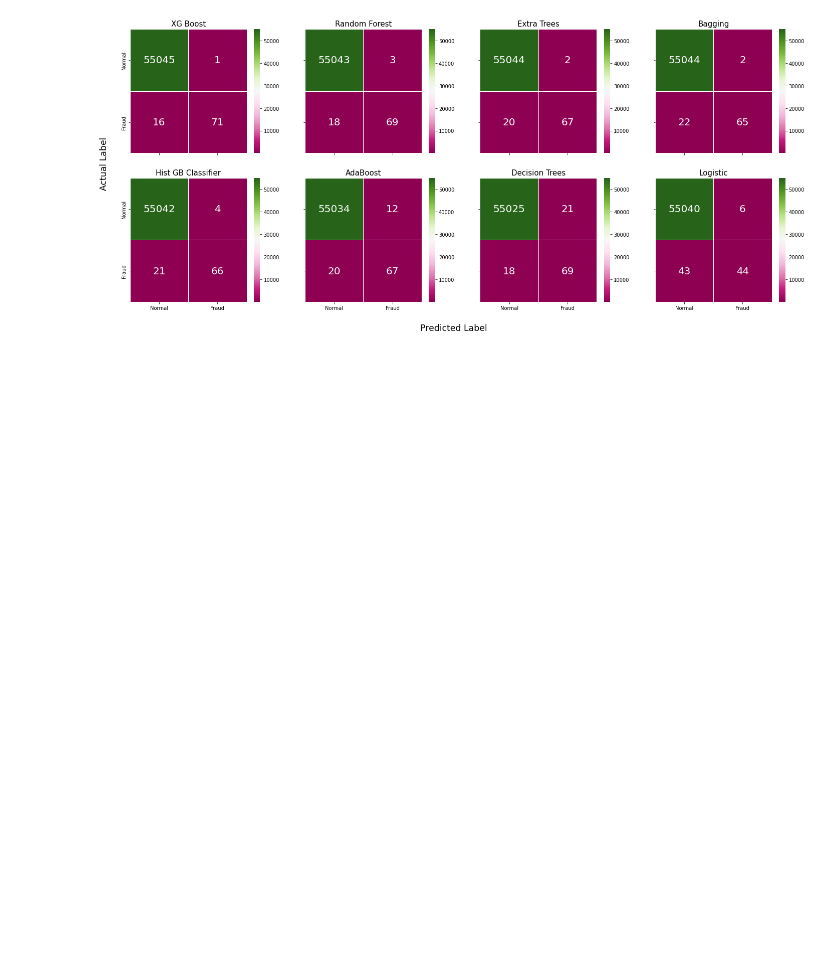
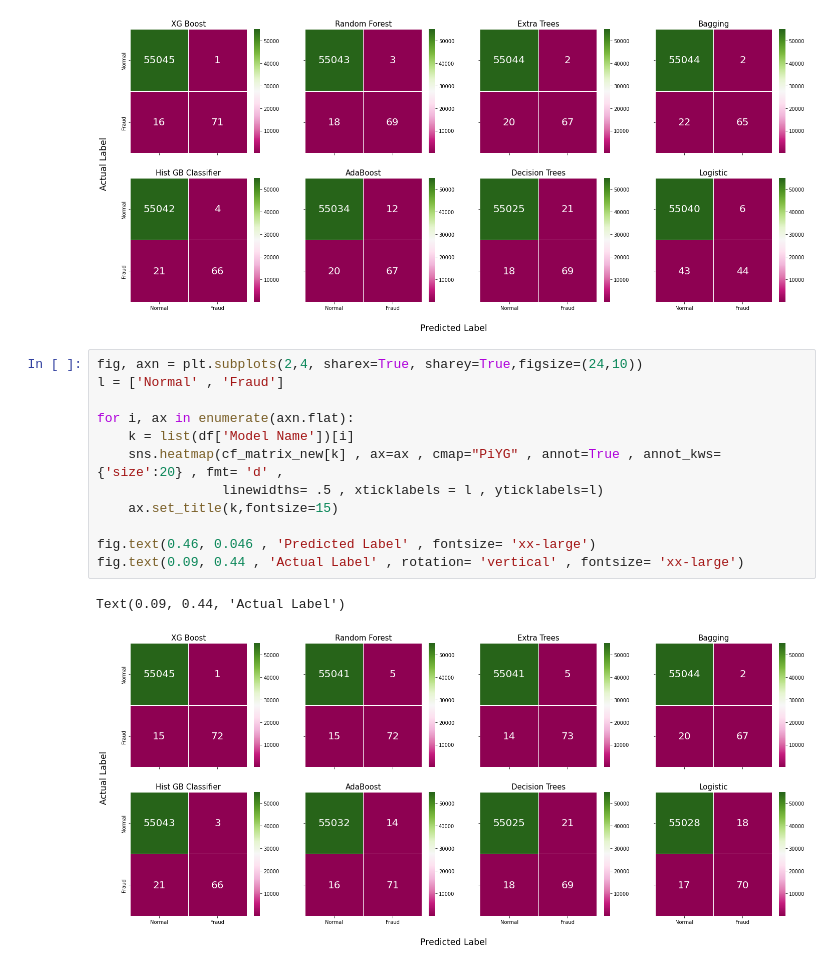
Before and after one commit to PHNPR/Credit-Card-Fraud-Detection, a Jupyter notebook: Credit Card Fraud.ipynb, the cells around one changed output. Cells and saved outputs as stored; diff of their text form; blank space fills up the shorter version.

```diff
--- a/Credit Card Fraud.ipynb
+++ b/Credit Card Fraud.ipynb
@@ -222,3 +265,18 @@ fig.text(0.09, 0.44 , 'Actual Label' , rotation= 'vertical' , fontsize= 'xx-larg
 # %% [output]
 Text(0.09, 0.44, 'Actual Label')
 [figure]
+# %%
+fig, axn = plt.subplots(2,4, sharex=True, sharey=True,figsize=(24,10))
+l = ['Normal' , 'Fraud']
+
+for i, ax in enumerate(axn.flat):
+    k = list(df['Model Name'])[i]
+    sns.heatmap(cf_matrix_new[k] , ax=ax , cmap="PiYG" , annot=True , annot_kws= {'size':20} , fmt= 'd' ,
+                linewidths= .5 , xticklabels = l , yticklabels=l)
+    ax.set_title(k,fontsize=15)
+
+fig.text(0.46, 0.046 , 'Predicted Label' , fontsize= 'xx-large')
+fig.text(0.09, 0.44 , 'Actual Label' , rotation= 'vertical' , fontsize= 'xx-large')
+# %% [output]
+Text(0.09, 0.44, 'Actual Label')
+[figure, added]
```
Also changed, not shown: parts of 6 cells of this notebook.
